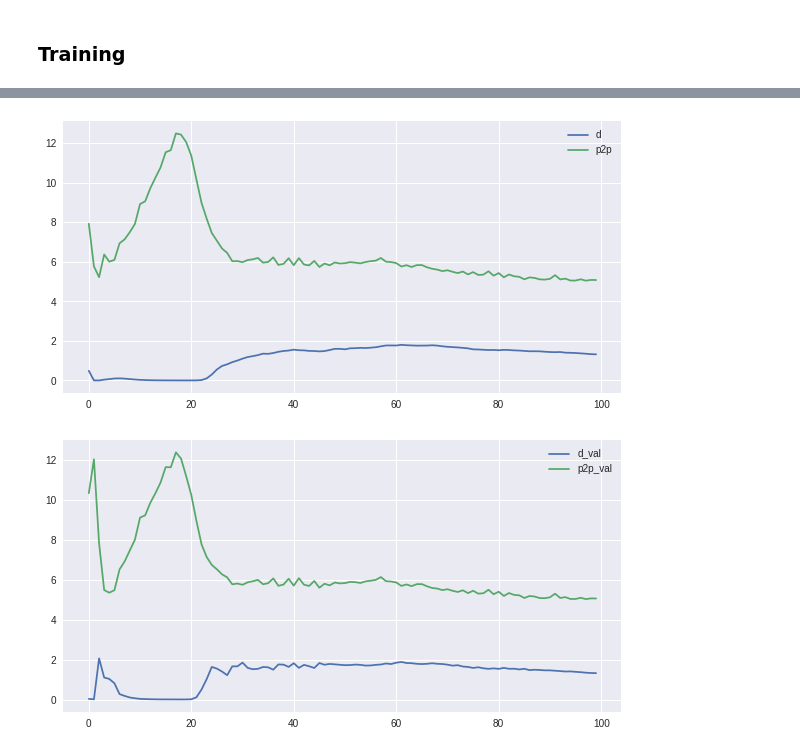
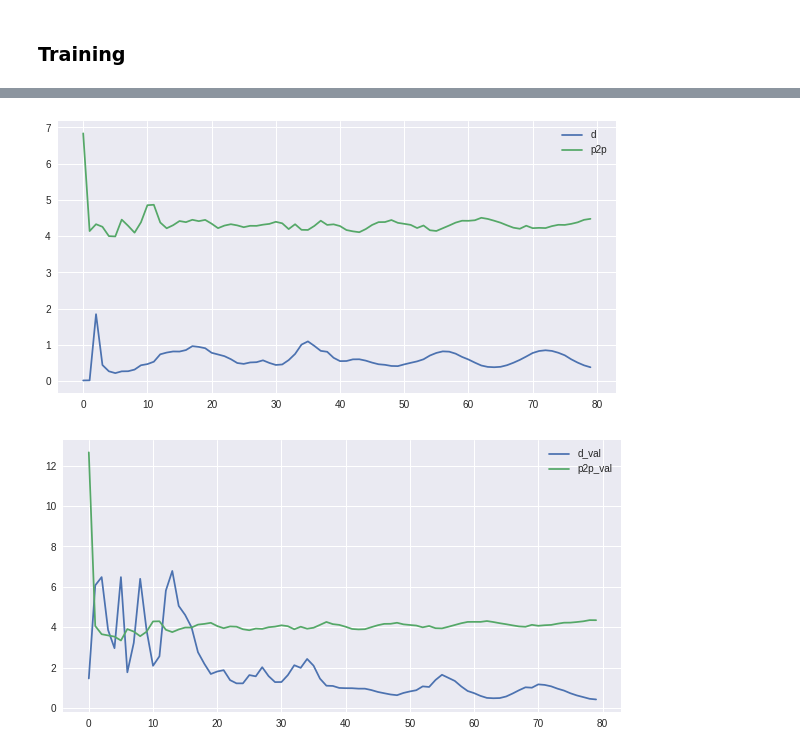
Before and after one commit to astromid/diploma-texture-synthesis, a Jupyter notebook: code/sand_p2p_gan.ipynb, the cells around one changed output, grey strips where cells are left out. Drawn from its saved outputs; the diff is of its cells as text; code cells hidden in the pictures.

Commit message:
Trained nf64_eta10_rsmprop

```diff
--- a/code/sand_p2p_gan.ipynb
+++ b/code/sand_p2p_gan.ipynb
@@ -48,7 +48,7 @@ p2p = pix2pix(f_gen, d, eta=10, opt=RMSprop(lr=1e-4, decay=0.01))
 #plot_p2p_models(models_path, trend_num, nn_name, f_gen, d, p2p)
 # %%
 # обучение
-losses = train(f_gen, d, p2p, train_gen, val_gen, epochs=100,
+losses = train(f_gen, d, p2p, train_gen, val_gen, epochs=80,
                train_samples=N_train, val_samples=N_val, batch_size=batch_size)
 save_p2p_models(models_path, trend_num, nn_name, f_gen, d, losses)
 plot_p2p_losses(models_path, trend_num, nn_name, losses)
@@ -60,6 +60,6 @@ Epoch 1/1
 
 Dir already exist
 Models saved successfully
 Dir already exist
-[figure, old version]
+[figure, new version]
-[figure, old version]
+[figure, new version]
```
Also changed, not shown: parts of 1 cell of this notebook, 7 other files.
